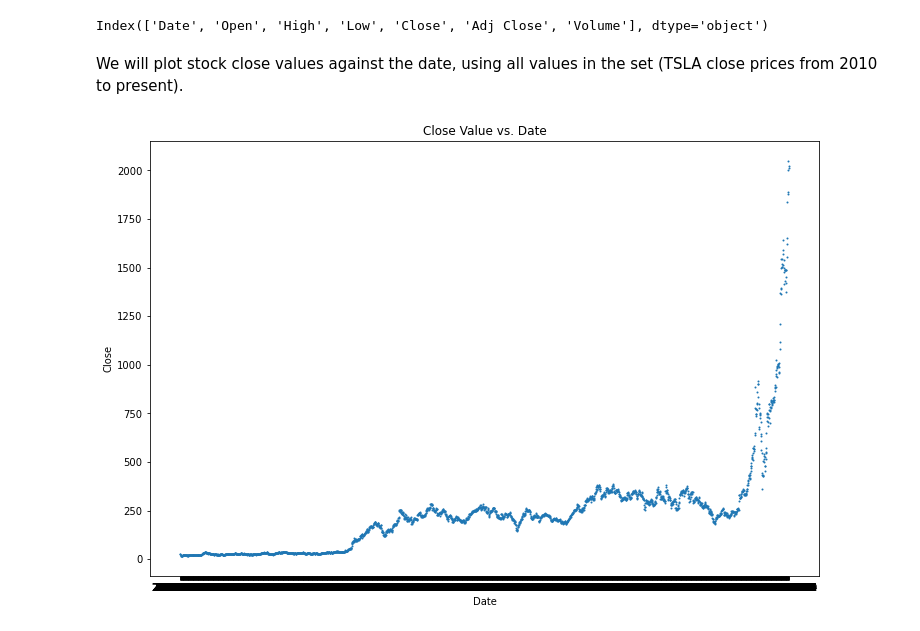
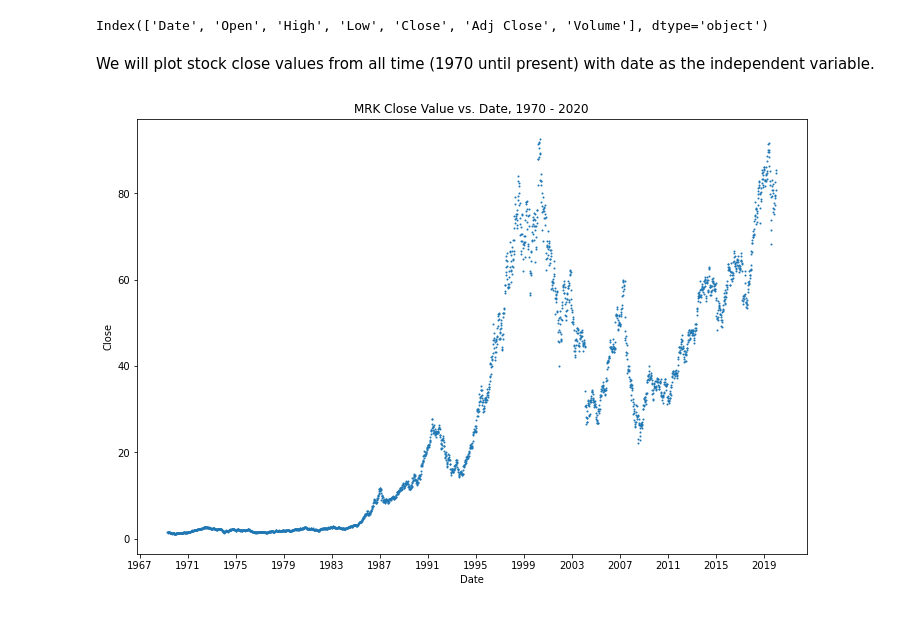
Before and after one commit to mirandabohm/Machine-Learning-Demo-Pack, a Jupyter notebook: Linear_regression.ipynb, the cells around one changed output. Saved outputs shown, nothing was run; the diff lists cells and outputs as text; code cells hidden in the pictures.

Commit message:
Fix matplotlib formatting

```diff
--- a/Linear_regression.ipynb
+++ b/Linear_regression.ipynb
@@ -21,7 +24,8 @@ We'll first import the data to a Pandas dataframe, preview the first handful of
 
 Please note that the file, which is .csv format, will be saved in a directory named 'Data.'
 # %%
-df = pd.read_csv('../Data/TSLA.csv')
+df = pd.read_csv('Data/MRK.csv',
+                parse_dates=['Date'])
 df.head()
 # %% [output]
 |  | Date | Open | High | Low | Close | Adj Close | Volume |
@@ -42,0 +49,6 @@ Number of dimensions: 2
+# %%
+df = df.iloc[::5, :] # Include every fifth row
+print('Dataframe shape:', df.shape)
+print('Number of data examples:', df.shape[0])
+print('Number of data features:', df.shape[1])
+print('Number of dimensions:', df.ndim)
@@ -64,12 +81,20 @@ Another handy way to access these headers is by calling the columns attribute of
 df.columns # Displays column headers needed for plotting
 # %% [output]
 Index(['Date', 'Open', 'High', 'Low', 'Close', 'Adj Close', 'Volume'], dtype='object')
-# %% [markdown]
-We will plot stock close values against the date, using all values in the set (TSLA close prices from 2010 to present).
+# %% [markdown]
+We will plot stock close values from all time (1970 until present) with date as the independent variable.
 # %%
-fig, ax = plt.subplots(figsize=(12,8), facecolor = 'white') # Sets area behind axes to white
-ax.set_title('Close Value vs. Date')
-df.plot(kind = 'scatter', x = 'Date', y = 'Close', ax = ax, s = 1)
-plt.show()
+fig, ax = plt.subplots(figsize=(12,8), facecolor = 'white') # Sets plot size and color behind axes
+ax.set_title('MRK Close Value vs. Date, 1970 - 2020') # Title
+
+date_form = DateFormatter("%Y") # Formats x axis dates
+ax.xaxis.set_major_formatter(date_form)
+
+loc = plticker.MultipleLocator(base=365.0*4) # Set interval / frequency of x axis ticks
+ax.xaxis.set_major_locator(loc)
+
+df.plot(kind = 'scatter', x = 'Date', y = 'Close', ax = ax, s = 1) # Plot data
+
+plt.show() # Display plot
 # %% [output]
-[figure, old version]
+[figure, new version]
```
Also changed, not shown: parts of 7 cells of this notebook.
